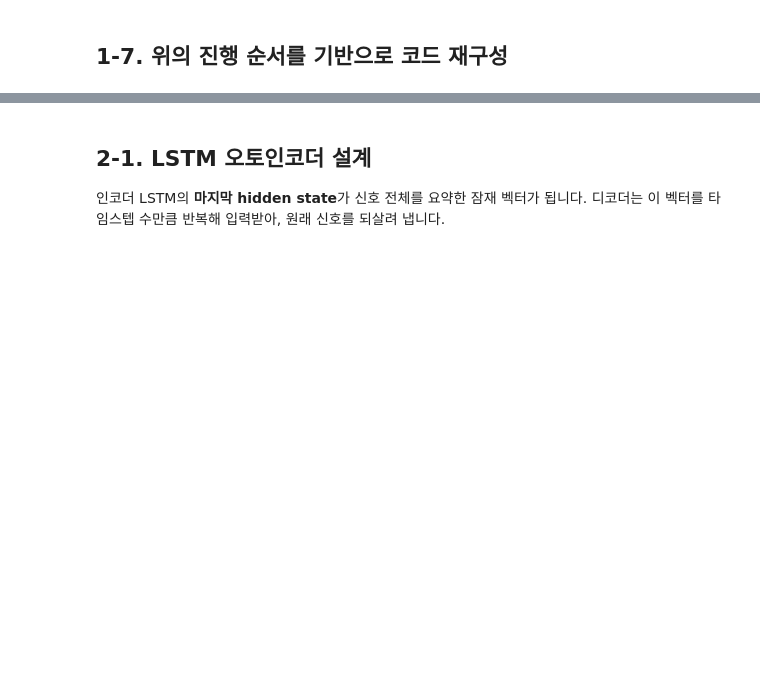
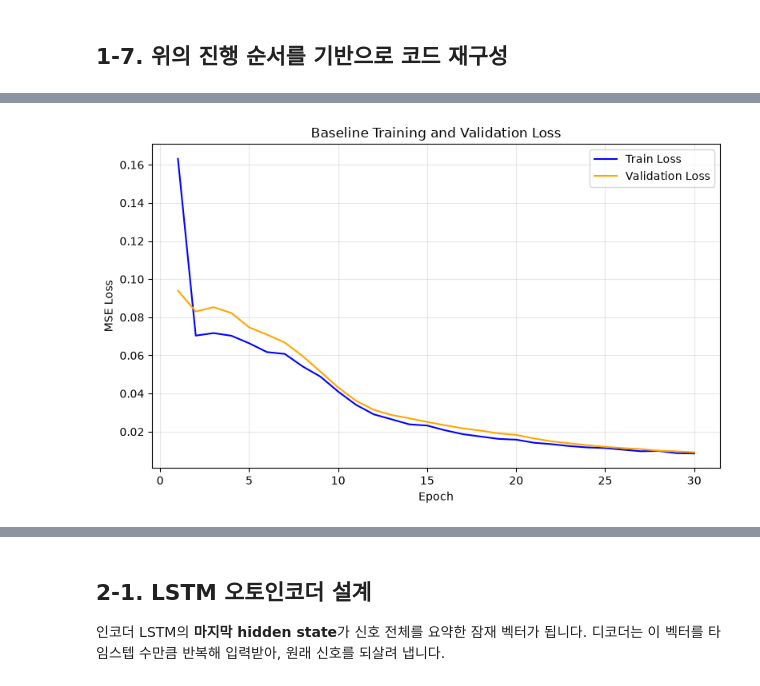
Before and after one commit to chaejeong0115/Missions_5_Kaggle_MNIST, a Jupyter notebook: Mission_5.ipynb, the cells around one changed output, grey strips where cells are left out. Cells and saved outputs as stored; diff of their text form; code cells hidden in the pictures; blank space fills up the shorter version.

```diff
--- a/Mission_5.ipynb
+++ b/Mission_5.ipynb
@@ -439,0 +1070,19 @@ PyTorch: 2.14.0 | device: cpu
+# %%
+# ------------------------------------------------------------
+# 2-1-2. Baseline 모델 객체 생성
+# ------------------------------------------------------------
+
+# 모델을 실행할 때마다 초기 가중치가 달라지는 것을 줄이기 위해
+# 모델 생성 직전에 PyTorch의 난수 기준값을 다시 고정합니다.
+torch.manual_seed(RANDOM_SEED)
+
+
+# ConvDenoiser 클래스를 이용해 실제 모델 객체를 생성합니다.
+#
+# .to(device)를 사용하여 모델을
+# CPU, Apple MPS 또는 NVIDIA CUDA 장치로 이동합니다.
+baseline_model = ConvDenoiser().to(device)
+
+
+# 모델의 Encoder와 Decoder 구조를 출력하여 확인합니다.
+print(baseline_model)
@@ -439,0 +1399,69 @@ PyTorch: 2.14.0 | device: cpu
+# %%
+# ------------------------------------------------------------
+# 2-1-8. Epoch별 학습·검증 손실 그래프
+# ------------------------------------------------------------
+
+
+# 실제로 저장된 학습 손실 개수를 기준으로
+# 그래프의 X축 Epoch 번호를 생성합니다.
+#
+# 손실이 30개 저장되었다면:
+# 1, 2, 3, ..., 30
+epochs = range(
+    1,
+    len(baseline_train_loss_history) + 1
+)
+
+
+# 그래프 전체 크기를 설정합니다.
+plt.figure(figsize=(8, 5))
+
+
+# Epoch별 평균 학습 손실을 선으로 표시합니다.
+plt.plot(
+    epochs,
+    baseline_train_loss_history,
+    label="Train Loss",
+    color="blue"
+)
+
+
+# Epoch별 평균 검증 손실을 선으로 표시합니다.
+plt.plot(
+    epochs,
+    baseline_val_loss_history,
+    label="Validation Loss",
+    color="orange"
+)
+
+
+# X축 이름
+plt.xlabel("Epoch")
+
+
+# Y축 이름
+plt.ylabel("MSE Loss")
+
+
+# 그래프 제목
+plt.title("Baseline Training and Validation Loss")
+
+
+# Train Loss와 Validation Loss의 이름 표시
+plt.legend()
+
+
+# 그래프 값을 읽기 쉽도록 격자 표시
+plt.grid(
+    alpha=0.3
+)
+
+
+# 그래프 요소가 화면 밖으로 잘리지 않도록 간격 정리
+plt.tight_layout()
+
+
+# 그래프 출력
+plt.show()
+# %% [output]
+[figure, added]
```
Also changed, not shown: parts of 48 cells of this notebook.
